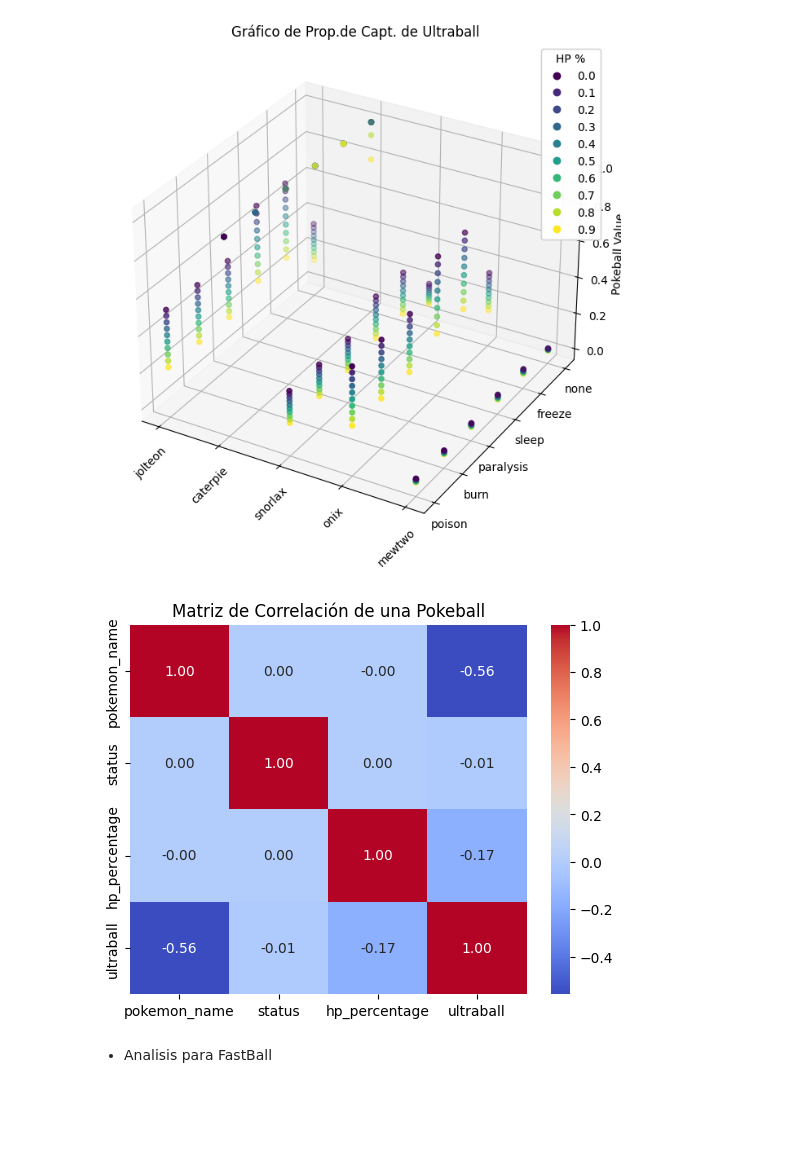
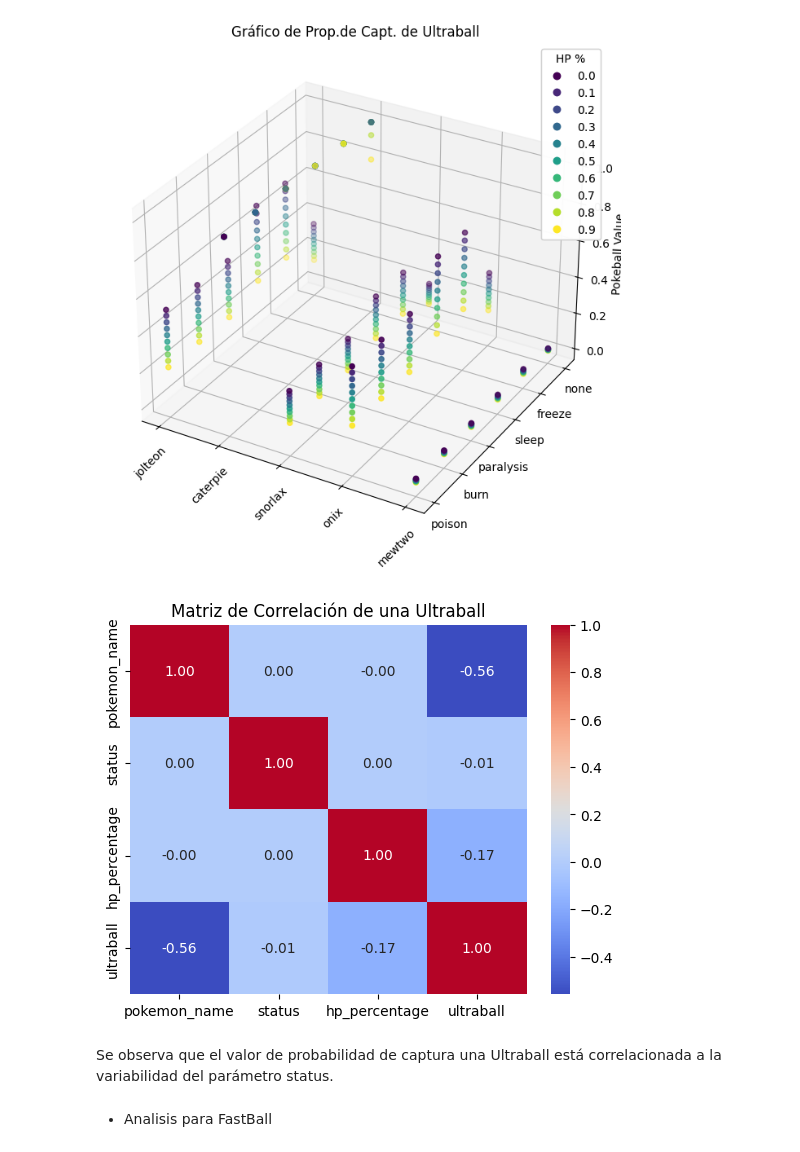
Before and after one commit to dariopenialoza/tp0, a Jupyter notebook: tp0 final.ipynb, the cells around one changed output. Drawn from its saved outputs; the diff is of its cells as text; code cells hidden in the pictures; blank space fills up the shorter version.

```diff
--- a/tp0 final.ipynb
+++ b/tp0 final.ipynb
@@ -341,10 +347,12 @@ plt.show()
 # %%
 correlation_matrix = df_ultraball.corr()
 sns.heatmap(correlation_matrix, annot=True, cmap='coolwarm', fmt='.2f')
-plt.title('Matriz de Correlación de una Pokeball')
+plt.title('Matriz de Correlación de una Ultraball')
 plt.show()
 # %% [output]
-[figure, old version]
+[figure, new version]
+# %% [markdown]
+Se observa que el valor de probabilidad de captura una Ultraball está correlacionada a la variabilidad del parámetro status.
 # %% [markdown]
 * Analisis para FastBall
 # %%
```
Also changed, not shown: parts of 10 cells of this notebook.
